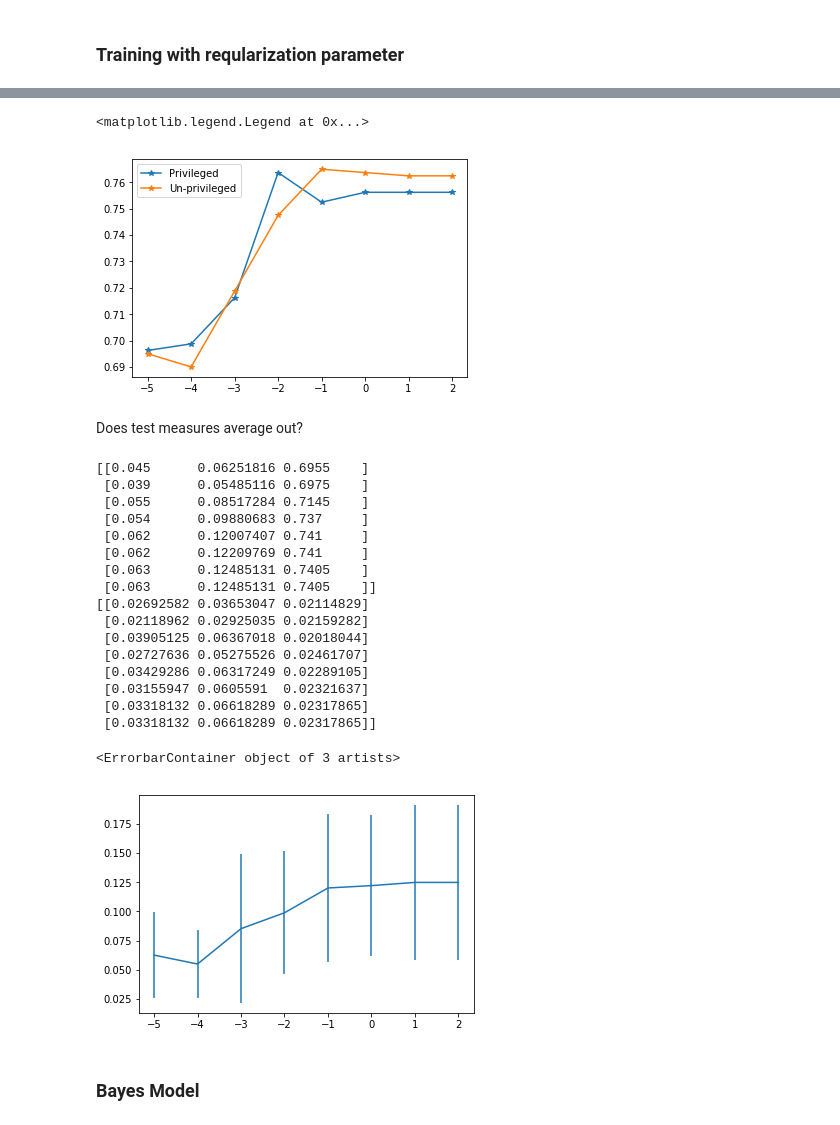
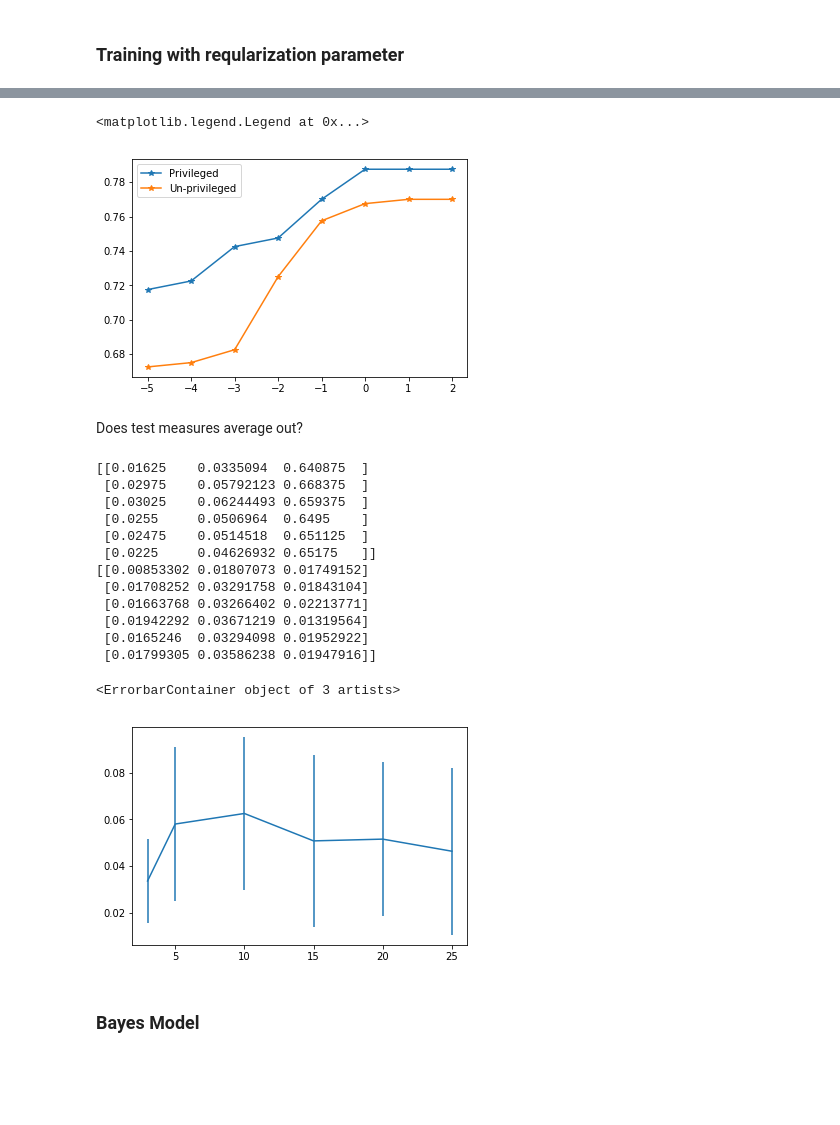
Before and after one commit to rakinhaider/Inherent-AI-Bias, a Jupyter notebook: notebooks/Ghost Unfairness Small Dataset.ipynb, the cells around one changed output, grey strips where cells are left out. Cells and saved outputs as stored; diff of their text form; code cells hidden in the pictures; blank space fills up the shorter version.

```diff
--- a/notebooks/Ghost Unfairness Small Dataset.ipynb
+++ b/notebooks/Ghost Unfairness Small Dataset.ipynb
@@ -36,13 +36,14 @@ random_state = 47
 # %% [markdown]
 ## Fair Dataset
 # %%
-fd_train = FairDataset(400, 5,
+fd_train = FairDataset(200, 5,
                       protected_attribute_names=['sex'],
                       privileged_classes=[['Male']],
                       random_state=random_state)
 fd_test = FairDataset(100, 5,
                       protected_attribute_names=['sex'],
-                      privileged_classes=[['Male']])
+                      privileged_classes=[['Male']],
+                     random_state=53)
 # %%
 fd_train_x, fd_train_y = fd_train.get_xy(keep_protected = False)
 fd_test_x, fd_test_y = fd_test.get_xy(keep_protected = False)
@@ -153,7 +195,7 @@ def get_results(models, train_fd, test_fd, func=None):
 def decision_tree_property(model):
     return {'depth': model.get_depth()}
 # %%
-max_depths = [3, 5, 10, 15, 20, 40]
+max_depths = [3, 5, 10, 15, 20, 25]
 
 params = {'criterion':'entropy',
           'random_state': 47}
@@ -363,67 +426,61 @@ plot_accuracy_diffrences(lr_train_results, np.abs(acc_diffs), np.log10(regulariz
 # %%
-%%capture --no-stdout --no-display
-group_accs = [get_group_accuracy(model, fd_train) for model in lmods]
-acs_p = [tup[0] for tup in group_accs]
-acs_u = [tup[1] for tup in group_accs]
+acs_p = [tup[3] for tup in lr_train_results]
+acs_u = [tup[4] for tup in lr_train_results]
 plt.plot(np.log10(regularizers), acs_p, '*-', label='Privileged')
 plt.plot(np.log10(regularizers), acs_u, '*-', label='Un-privileged')
 plt.legend()
 # %% [output]
 <matplotlib.legend.Legend at 0x...>
-[figure, old version]
+[figure, new version]
 # %% [markdown]
 Does test measures average out?
 # %%
 test_fds = []
 for i in range(10):
-    temp_fd = FairDataset(50, 5,
+    temp_fd = FairDataset(200, 5,
                           protected_attribute_names=['sex'],
                           privileged_classes=[['Male']],
                           random_state=i)
     test_fds.append(temp_fd)
     # print(temp_fd)
 
 
 results = []
-for i in range(len(lmods)):
+for i in range(len(dmods)):
     results.append([])
     for fd in test_fds:
-        md, di, acc = get_classifier_metrics(lmods[i], fd,
+        md, di, acc, _, _ = get_classifier_metrics(dmods[i], fd,
                                              privileged_groups=privileged_groups,
                                              unprivileged_groups=unprivileged_groups)
 
 
         results[i] += [[abs(md), abs(1-di), acc]]
 
     # print(results[i])
 
 
 results = np.array(results)
 means = np.mean(results, axis=1)
 variations = np.std(results, axis=1)
 # print(results)
 print(means)
 print(variations)
-plt.errorbar(np.log10(regularizers), means[:, 1], yerr=variations[:, 1])
+plt.errorbar(max_depths, means[:, 1], yerr=variations[:, 1])
 # %% [output]
-[[0.045      0.06251816 0.6955    ]
- [0.039      0.05485116 0.6975    ]
- [0.055      0.08517284 0.7145    ]
- [0.054      0.09880683 0.737     ]
- [0.062      0.12007407 0.741     ]
- [0.062      0.12209769 0.741     ]
- [0.063      0.12485131 0.7405    ]
- [0.063      0.12485131 0.7405    ]]
-[[0.02692582 0.03653047 0.02114829]
- [0.02118962 0.02925035 0.02159282]
- [0.03905125 0.06367018 0.02018044]
- [0.02727636 0.05275526 0.02461707]
- [0.03429286 0.06317249 0.02289105]
- [0.03155947 0.0605591  0.02321637]
- [0.03318132 0.06618289 0.02317865]
- [0.03318132 0.06618289 0.02317865]]
+[[0.01625    0.0335094  0.640875  ]
+ [0.02975    0.05792123 0.668375  ]
+ [0.03025    0.06244493 0.659375  ]
+ [0.0255     0.0506964  0.6495    ]
+ [0.02475    0.0514518  0.651125  ]
+ [0.0225     0.04626932 0.65175   ]]
+[[0.00853302 0.01807073 0.01749152]
+ [0.01708252 0.03291758 0.01843104]
+ [0.01663768 0.03266402 0.02213771]
+ [0.01942292 0.03671219 0.01319564]
+ [0.0165246  0.03294098 0.01952922]
+ [0.01799305 0.03586238 0.01947916]]
 <ErrorbarContainer object of 3 artists>
-[figure, old version]
+[figure, new version]
 # %% [markdown]
 ### Bayes Model
 # %%
```
Also changed, not shown: parts of 26 cells of this notebook, 4 other files.
